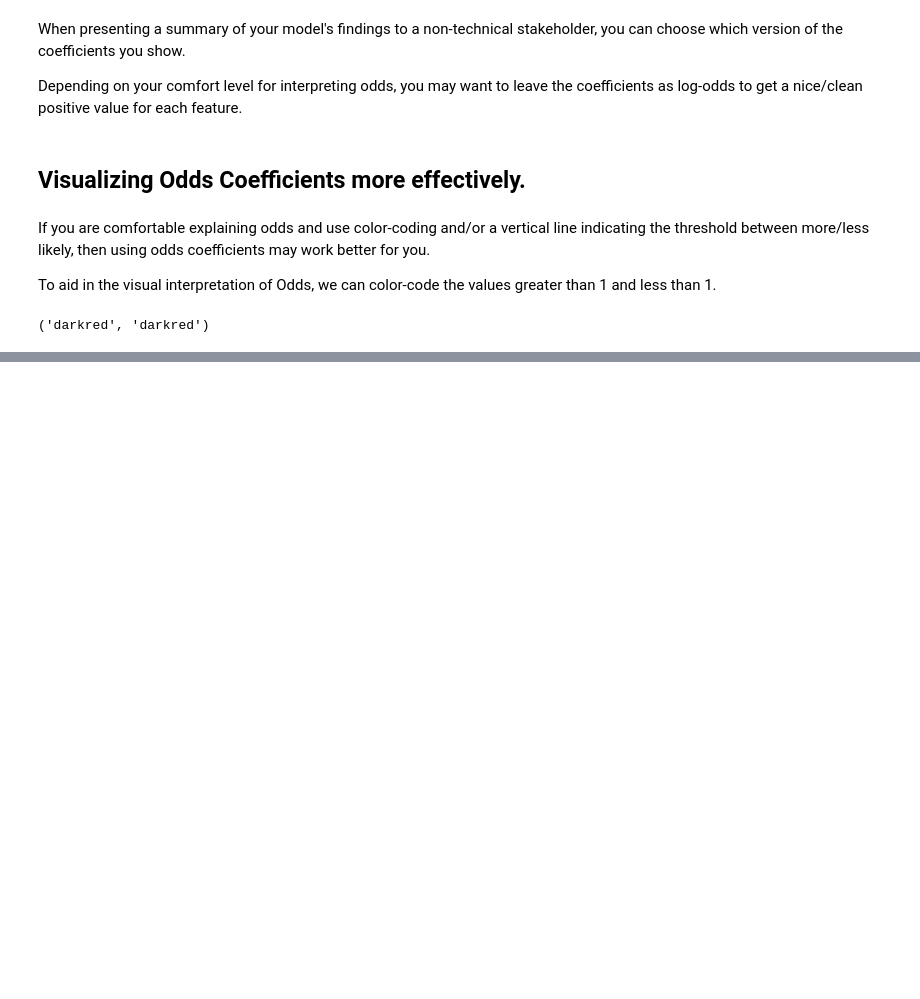
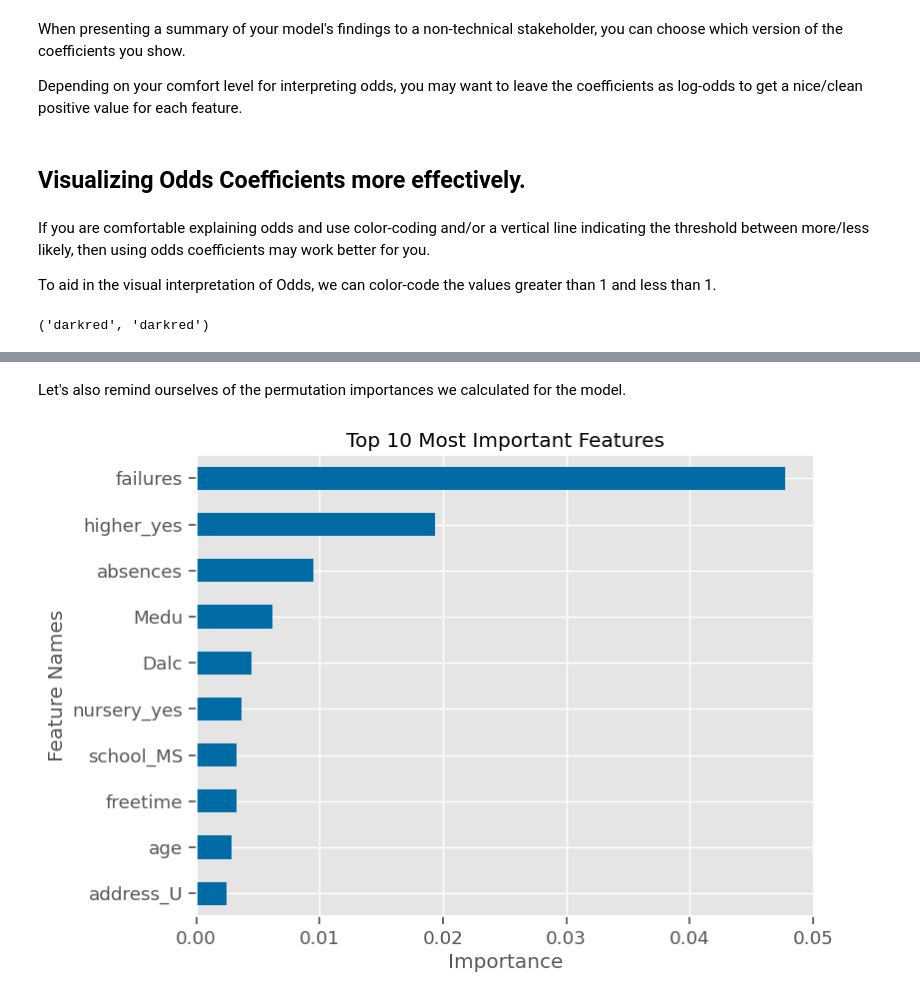
Before and after one commit to MileneCV/week17_data_visualization_Student-performance, a Jupyter notebook: From Regression to Classification.ipynb, the cells around one changed output, grey strips where cells are left out. Saved outputs shown, nothing was run; the diff lists cells and outputs as text; code cells hidden in the pictures; blank space fills up the shorter version.

```diff
--- a/From Regression to Classification.ipynb
+++ b/From Regression to Classification.ipynb
@@ -906,0 +1080,6 @@ FileNotFoundError: [Errno 2] No such file or directory: 'images/odds_coeffs.png'
+# %% [markdown]
+Let's also remind ourselves of the permutation importances we calculated for the model.
+# %%
+plot_importance(rf_perm_importances,top_n=10);
+# %% [output]
+[figure, added]
```
Also changed, not shown: parts of 33 cells of this notebook.
